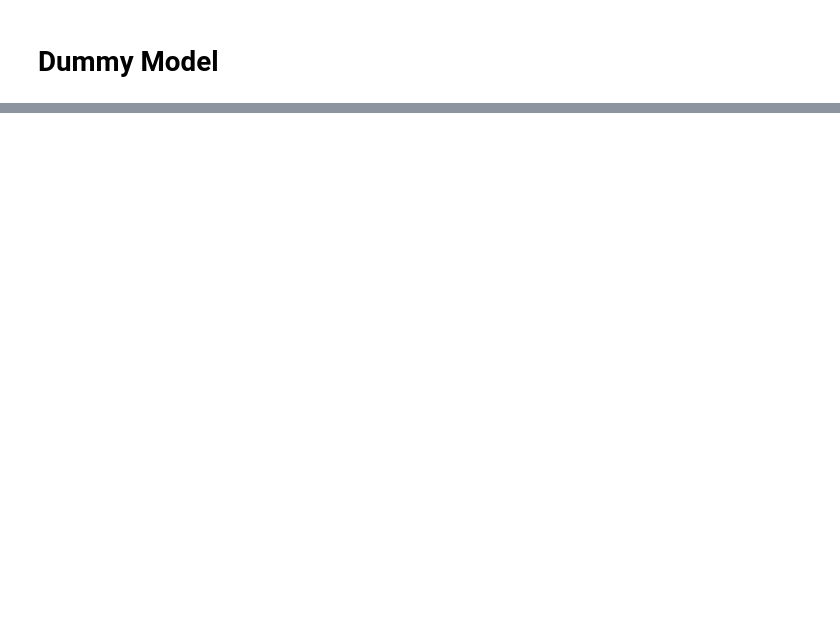
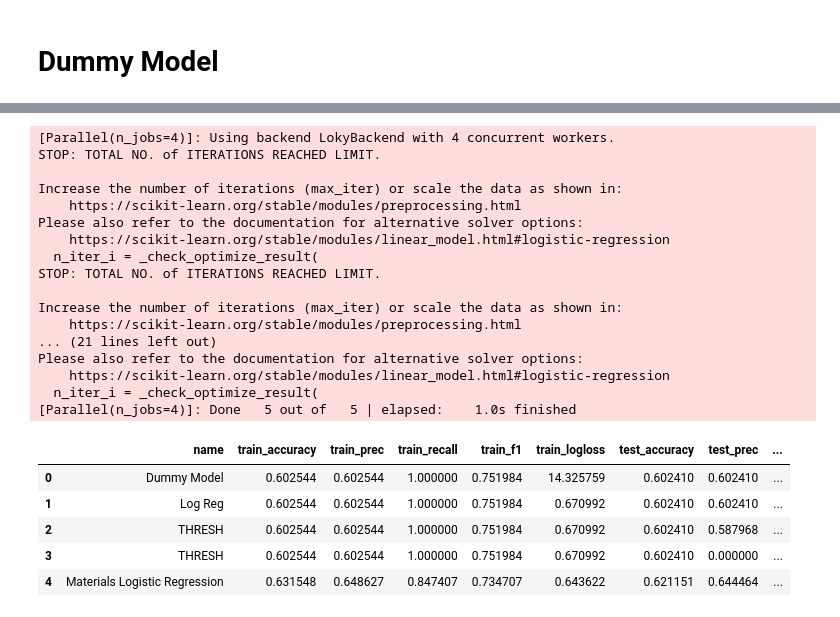
Before and after one commit to dvdhartsman/Stock_Market_Analysis, a Jupyter notebook: 2_SPDR_ETFs.ipynb, the cells around one changed output, grey strips where cells are left out. Drawn from its saved outputs; the diff is of its cells as text; code cells hidden in the pictures; blank space fills up the shorter version.

```diff
--- a/2_SPDR_ETFs.ipynb
+++ b/2_SPDR_ETFs.ipynb
@@ -326,0 +345,28 @@ plt.show()
+# %%
+logreg = Model("Materials Logistic Regression", model_pipe, X_train, X_test, y_train, y_test)
+
+Model.model_df
+# %% [output]
+[Parallel(n_jobs=4)]: Using backend LokyBackend with 4 concurrent workers.
+STOP: TOTAL NO. of ITERATIONS REACHED LIMIT.
+
+Increase the number of iterations (max_iter) or scale the data as shown in:
+    https://scikit-learn.org/stable/modules/preprocessing.html
+Please also refer to the documentation for alternative solver options:
+    https://scikit-learn.org/stable/modules/linear_model.html#logistic-regression
+  n_iter_i = _check_optimize_result(
+STOP: TOTAL NO. of ITERATIONS REACHED LIMIT.
+
+Increase the number of iterations (max_iter) or scale the data as shown in:
+    https://scikit-learn.org/stable/modules/preprocessing.html
+... (21 lines left out)
+Please also refer to the documentation for alternative solver options:
+    https://scikit-learn.org/stable/modules/linear_model.html#logistic-regression
+  n_iter_i = _check_optimize_result(
+[Parallel(n_jobs=4)]: Done   5 out of   5 | elapsed:    1.0s finished
+|  | name | train_accuracy | train_prec | train_recall | train_f1 | train_logloss | test_accuracy | test_prec | ... |
+| 0 | Dummy Model | 0.602544 | 0.602544 | 1.000000 | 0.751984 | 14.325759 | 0.602410 | 0.602410 | ... |
+| 1 | Log Reg | 0.602544 | 0.602544 | 1.000000 | 0.751984 | 0.670992 | 0.602410 | 0.602410 | ... |
+| 2 | THRESH | 0.602544 | 0.602544 | 1.000000 | 0.751984 | 0.670992 | 0.602410 | 0.587968 | ... |
+| 3 | THRESH | 0.602544 | 0.602544 | 1.000000 | 0.751984 | 0.670992 | 0.602410 | 0.000000 | ... |
+| 4 | Materials Logistic Regression | 0.631548 | 0.648627 | 0.847407 | 0.734707 | 0.643622 | 0.621151 | 0.644464 | ... |
```
Also changed, not shown: parts of 20 cells of this notebook.
